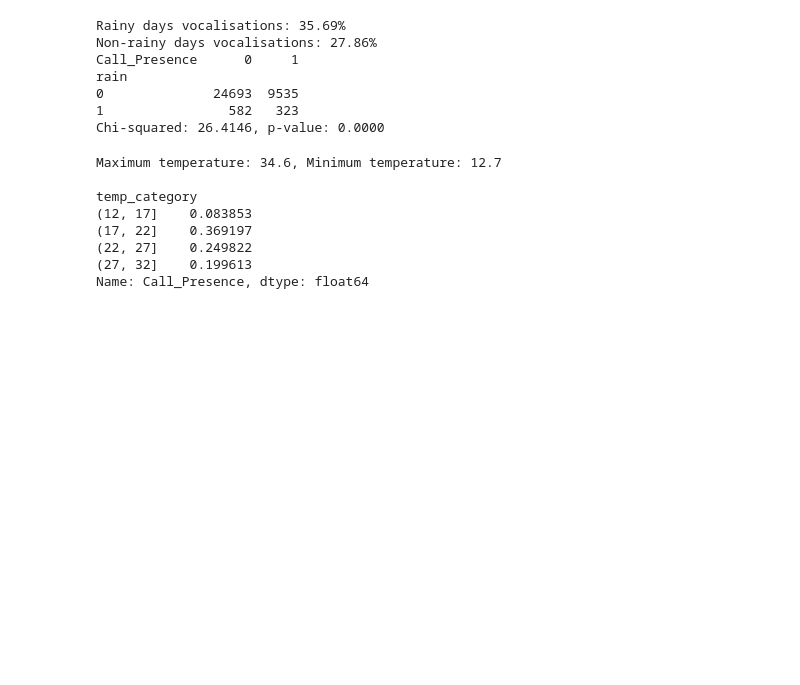
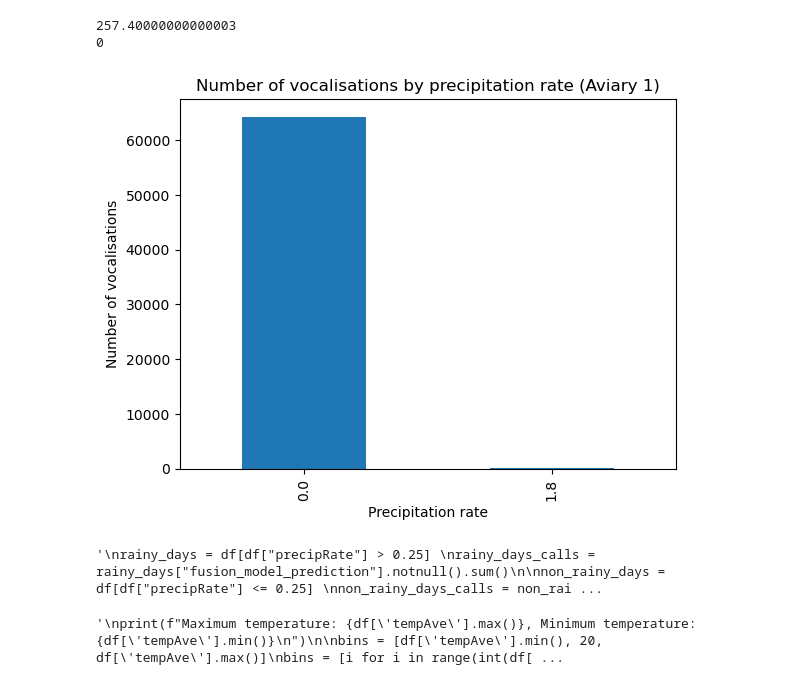
Before and after one commit to IonasDKE/Bird-Call-Type-Analysis, a Jupyter notebook: Aviary_Analysis.ipynb, the cells around one changed output. Drawn from its saved outputs; the diff is of its cells as text; code cells hidden in the pictures; blank space fills up the shorter version.

```diff
--- a/Aviary_Analysis.ipynb
+++ b/Aviary_Analysis.ipynb
@@ -7,2 +10,12 @@ from scipy.stats import chi2_contingency
+# %%
+def preprocess_data(df):
+    df.drop(columns=["Unnamed: 0.1", "Unnamed: 0", "sessionId", "time", "th1", "th1_value", 'th2', 'th2_value', 'th3', 'th3_value', 'wudate', 'lon', 'lat', 'MIT_AST_label'], inplace=True)
+    df["fusion_model_prediction"] = df["fusion_model_prediction"].replace("NO PREDICTION (0.0000)", None)
+    df["Call_Presence"] = df["fusion_model_prediction"].notnull().astype(int)
+
+    print("Aviary Data:")
+    print(df.head())
+
+    return df
 # %%
 # Load and preprocess the data
@@ -30,6 +145,23 @@ df
+# %%
+# Average rain precipitation per dataset
+print(df_1["precipRate"].sum())
+print(df_2["precipRate"].sum())
+# %% [output]
+257.40000000000003
+0
+# %%
+# Compare precipitation rate to the number of vocalisations in data set 1, because set 2 does not have any rain
+df_1.groupby("precipRate")["Call_Presence"].sum().plot(kind="bar")
+plt.title("Number of vocalisations by precipitation rate (Aviary 1)")
+plt.xlabel("Precipitation rate")
+plt.ylabel("Number of vocalisations")
+plt.show()
+# %% [output]
+[figure, added]
 # %%
 # See effect of rain on vocalisations
 # precipRate we dont know the measure, not explained in the README
+"""
 rainy_days = df[df["precipRate"] > 0.25]
 rainy_days_calls = rainy_days["fusion_model_prediction"].notnull().sum()
 
@@ -46,16 +178,12 @@ chi2, p_value, dof, expected = chi2_contingency(contingency_table)
 
 print(contingency_table)
 print(f"Chi-squared: {chi2:.4f}, p-value: {p_value:.4f}") # Not sure this test is correct
+"""
 # %% [output]
-Rainy days vocalisations: 35.69%
-Non-rainy days vocalisations: 27.86%
-Call_Presence      0     1
-rain
-0              24693  9535
-1                582   323
-Chi-squared: 26.4146, p-value: 0.0000
+'\nrainy_days = df[df["precipRate"] > 0.25] \nrainy_days_calls = rainy_days["fusion_model_prediction"].notnull().sum()\n\nnon_rainy_days = df[df["precipRate"] <= 0.25] \nnon_rainy_days_calls = non_rai ...
 # %%
 # Look at the impact of temperature on vocalisations
+"""
 print(f"Maximum temperature: {df['tempAve'].max()}, Minimum temperature: {df['tempAve'].min()}\n")
 
 bins = [df['tempAve'].min(), 20, df['tempAve'].max()]
@@ -65,12 +193,6 @@ df['temp_category'] = pd.cut(df['tempAve'], bins=bins)
 counts = df.groupby('temp_category')['Call_Presence'].count()/len(df)
 
 print(counts)
+"""
 # %% [output]
-Maximum temperature: 34.6, Minimum temperature: 12.7
-
-temp_category
-(12, 17]    0.083853
-(17, 22]    0.369197
-(22, 27]    0.249822
-(27, 32]    0.199613
-Name: Call_Presence, dtype: float64
+'\nprint(f"Maximum temperature: {df[\'tempAve\'].max()}, Minimum temperature: {df[\'tempAve\'].min()}\n")\n\nbins = [df[\'tempAve\'].min(), 20, df[\'tempAve\'].max()]\nbins = [i for i in range(int(df[ ...
```
Also changed, not shown: parts of 6 cells of this notebook.
